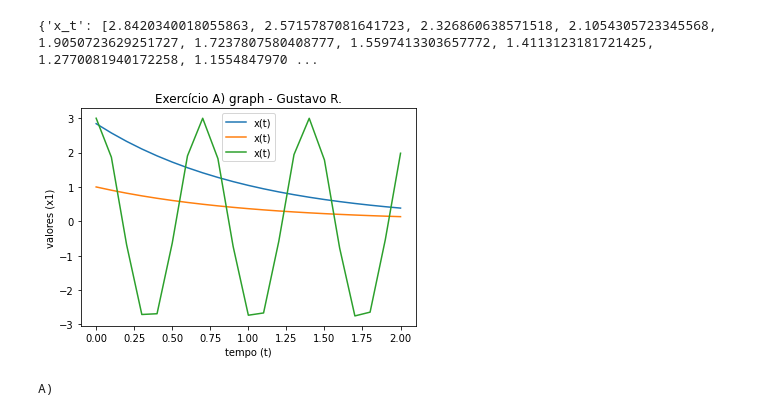
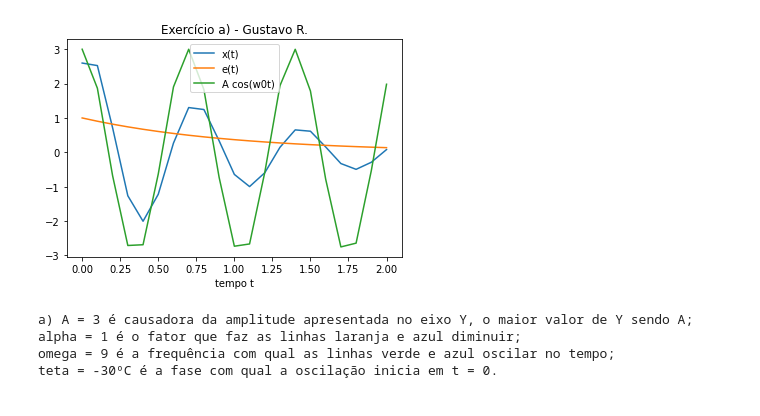
Before and after one commit to GusRigor/Sistema-e-Sinais, a Jupyter notebook: Atividade 1/aula1.ipynb, the cells around one changed output. Saved outputs shown, nothing was run; the diff lists cells and outputs as text; code cells hidden in the pictures.

```diff
--- a/Atividade 1/aula1.ipynb
+++ b/Atividade 1/aula1.ipynb
@@ -5,12 +5,10 @@ from math import cos, e, pi
 GtR = pi/180 #Grau para Radianos
 # %%
 tempo = []
-x1 = []
 for t in range(0, 21):
     tempo.append(t/10)
-    x1.append(t*10)
 # %%
-def monta_func (A, alpha, omega, fi):
+def monta_func (A, alpha, omega, teta):
     """
     Função para calcular uma função senoidal com relação a var Tempo : List
     A é amplitude em Metros
@@ -22,30 +20,30 @@ def monta_func (A, alpha, omega, fi):
     """
     x_t = []; e_t = []; osc_t =[]
     for tmp in tempo:
-        x_t.append(A*(e**(-tmp*alpha))*cos(omega*t + fi*GtR))
+        x_t.append(A*(e**(-tmp*alpha))*cos(omega*tmp + teta*GtR))
         e_t.append(e**(-tmp*alpha))
         osc_t.append(A*cos(omega*tmp))
     return {'x_t' : x_t, 'e_t' : e_t, 'osc_t' : osc_t}
-#print(exerc_a()['x_t'])
-#print(len(exerc_a()['x_t']))
-print(monta_func(3, 1, 9, 30))
-#print(len(monta_func(3, 1, 9, 30)['x_t']))
-# %% [output]
-{'x_t': [2.8420340018055863, 2.5715787081641723, 2.326860638571518, 2.1054305723345568, 1.9050723629251727, 1.7237807580408777, 1.5597413303657772, 1.4113123181721425, 1.2770081940172258, 1.1554847970 ...
 # %%
-plt.title('Exercício A) graph - Gustavo R.')
-funcao = monta_func(3, 1, 9, 30)
+plt.title('Exercício a) - Gustavo R.')
+funcao = monta_func(3, 1, 9, -30)
 
 plt.plot(tempo,funcao['x_t'],label='x(t)')
-plt.plot(tempo,funcao['e_t'],label='x(t)')
-plt.plot(tempo,funcao['osc_t'],label='x(t)')
-plt.xlabel('tempo (t)')
-plt.ylabel('valores (x1)')
+plt.plot(tempo,funcao['e_t'],label='e(t)')
+plt.plot(tempo,funcao['osc_t'],label='A cos(w0t)')
+plt.xlabel('tempo t')
 
 plt.legend()
 plt.show()
 
-print("A)")
+print("""a) A = 3 é causadora da amplitude apresentada no eixo Y, o maior valor de Y sendo A;
+alpha = 1 é o fator que faz as linhas laranja e azul diminuir;
+omega = 9 é a frequência com qual as linhas verde e azul oscilar no tempo;
+teta = -30ºC é a fase com qual a oscilação inicia em t = 0.
+ """)
 # %% [output]
-[figure, old version]
+[figure, new version]
-A)
+a) A = 3 é causadora da amplitude apresentada no eixo Y, o maior valor de Y sendo A;
+alpha = 1 é o fator que faz as linhas laranja e azul diminuir;
+omega = 9 é a frequência com qual as linhas verde e azul oscilar no tempo;
+teta = -30ºC é a fase com qual a oscilação inicia em t = 0.
```
Also changed, not shown: parts of 4 cells of this notebook.
